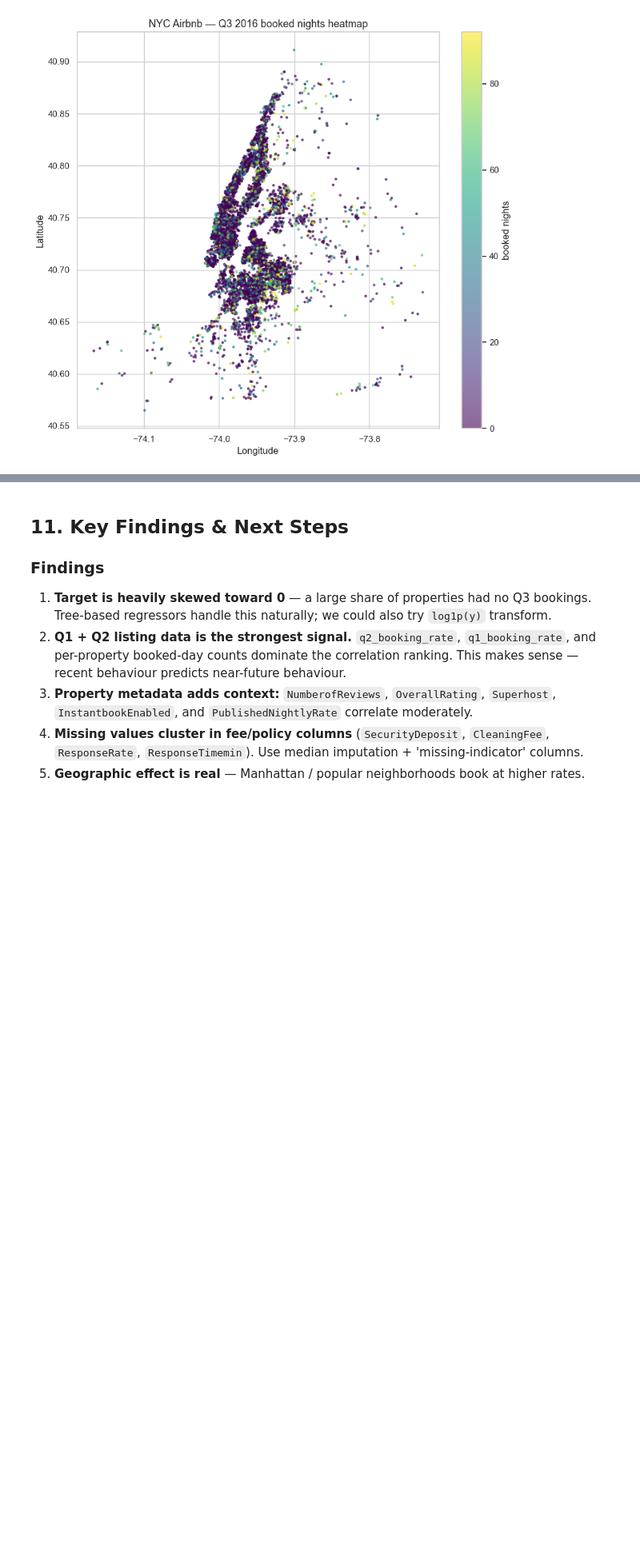
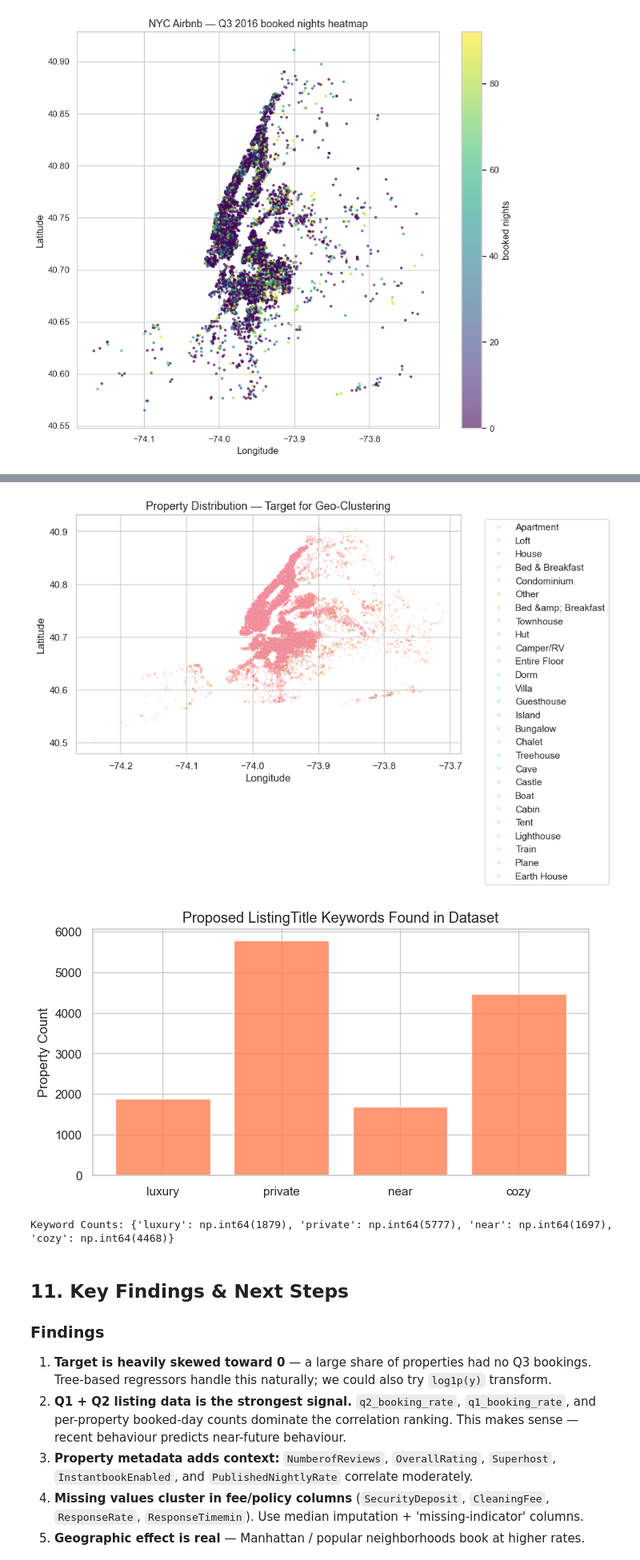
Before and after one commit to alibakir01/ML-Final, a Jupyter notebook: notebooks/01_EDA.ipynb, the cells around one changed output, grey strips where cells are left out. Shown at 80% size. Drawn from its saved outputs; the diff is of its cells as text; code cells hidden in the pictures; blank space fills up the shorter version.

```diff
--- a/notebooks/01_EDA.ipynb
+++ b/notebooks/01_EDA.ipynb
@@ -609,3 +634,30 @@ plt.tight_layout(); plt.savefig(OUT_DIR / 'geo_heatmap.png', dpi=120); plt.show(
+# %%
+# 1. Geographic Distribution for Clustering
+fig, ax = plt.subplots(figsize=(8, 5))
+sns.scatterplot(data=property_info, x='Longitude', y='Latitude',
+                hue='PropertyType', alpha=0.2, s=5, ax=ax)
+ax.set_title('Property Distribution — Target for Geo-Clustering')
+ax.legend(bbox_to_anchor=(1.05, 1), loc='upper left', markerscale=2)
+plt.show()
+
+# 2. Keyword check in ListingTitle
+if 'ListingTitle' in property_info.columns:
+    keywords = ['luxury', 'private', 'near', 'cozy']
+    # Vectorized check for keyword presence
+    title_series = property_info['ListingTitle'].str.lower().fillna('')
+    counts = {kw: title_series.str.contains(kw).sum() for kw in keywords}
+
+    plt.figure(figsize=(8, 4))
+    plt.bar(counts.keys(), counts.values(), color='coral', alpha=0.8)
+    plt.title('Proposed ListingTitle Keywords Found in Dataset')
+    plt.ylabel('Property Count')
+    plt.show()
+
+    print("Keyword Counts:", counts)
+# %% [output]
+[figure, added]
+[figure, added]
+Keyword Counts: {'luxury': np.int64(1879), 'private': np.int64(5777), 'near': np.int64(1697), 'cozy': np.int64(4468)}
 # %% [markdown]
 ## 11. Key Findings & Next Steps
 
```
Also changed, not shown: parts of 7 cells of this notebook, 5 other files.
